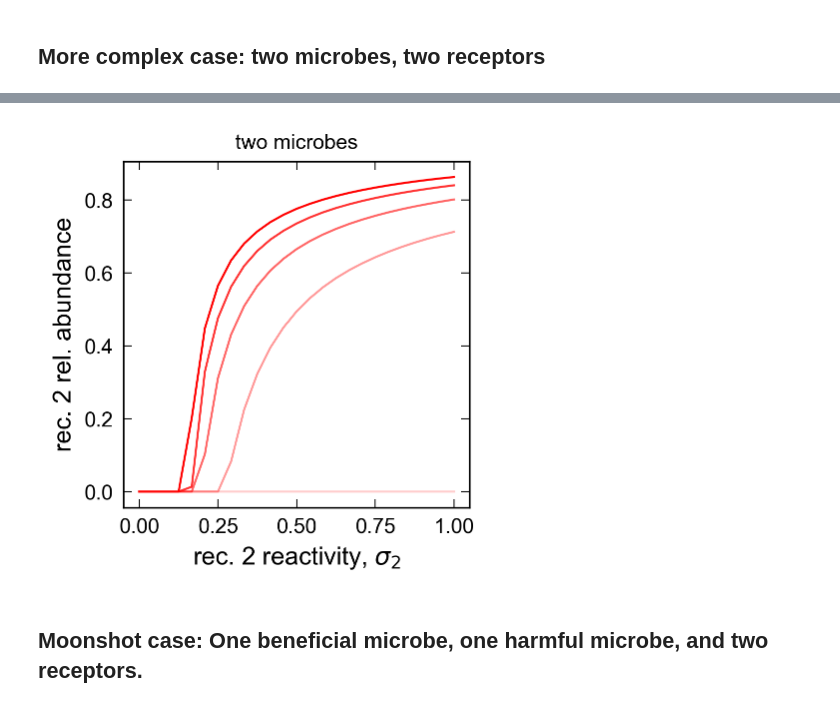
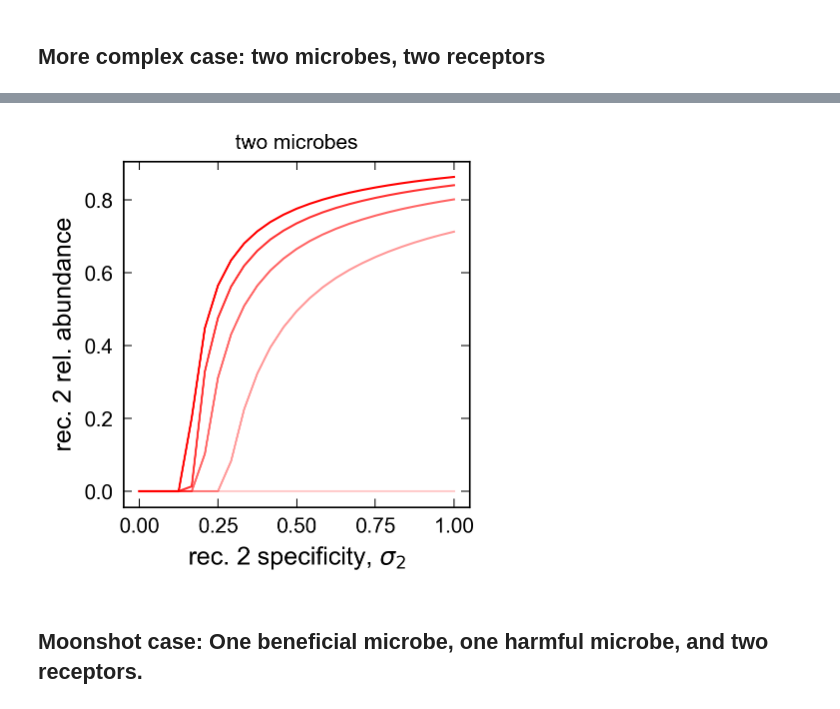
Before and after one commit to obinna-ukogu/gutimmune, a Jupyter notebook: explore-microbiome-genetic-structure.ipynb, the cells around one changed output, grey strips where cells are left out. Saved outputs shown, nothing was run; the diff lists cells and outputs as text; code cells hidden in the pictures.

```diff
--- a/explore-microbiome-genetic-structure.ipynb
+++ b/explore-microbiome-genetic-structure.ipynb
@@ -186,36 +186,36 @@ size = 50
 sigmas = np.linspace(0,1, 25)
 h2 = 1.0
 
 for i, hs in enumerate(np.linspace(0.1,2,5)):
     lam_opts = []
     obj_opts = []
     rec_num_opts = []
     X_opts = []
     avg_Sigmas = []
     for cs in sigmas:
 
         Sigma = np.array([[0.1, cs],[0.1, 0.0]])
 
         # Minimize harm
         res_harm = minimize(objective, args = (beta, Sigma, [hs, h2], np.ones(2), np.zeros(2)),
                  x0 = np.ones(2).tolist(),
                  tol=1e-8,
                  constraints = LinearConstraint(np.eye(2), 0.0, np.inf))
 
         lam_opts.append(res_harm.x)
         obj_opts.append(res_harm.fun)
         rec_num_opts.append(np.sum(res_harm.x > 1e-8))
         X_opts.append(Sigma.dot(res_harm.x))
 
     ax1.plot(sigmas, np.vstack(lam_opts)[:,1] /(np.vstack(lam_opts)[:,0] + np.vstack(lam_opts)[:,1]), color = 'red', alpha = (i + 1)/5) #label = r'$\frac{h_2}{h_1} =$'+str(hs))
 
 ax1.set_title(r'two microbes', fontsize = 10)
-ax1.set(xlabel=r'rec. 2 reactivity, $\sigma_{2}$',ylabel=r'rec. 2 rel. abundance')
+ax1.set(xlabel=r'rec. 2 specificity, $\sigma_{2}$',ylabel=r'rec. 2 rel. abundance')
 ax1.minorticks_off()
 ax1.set_box_aspect(1)
-fig.savefig('_figs/fig3_conserved-receptor-2d'+'.png', dpi=300, bbox_inches='tight')
+fig.savefig('_figs/fig3_conserved-receptor-2d'+'.pdf', dpi=300, bbox_inches='tight')
 # %% [output]
-[figure, old version]
+[figure, new version]
 # %% [markdown]
 ## Moonshot case: One beneficial microbe, one harmful microbe, and two receptors.
 # %%
```
Also changed, not shown: parts of 2 cells of this notebook, 19 other files.
